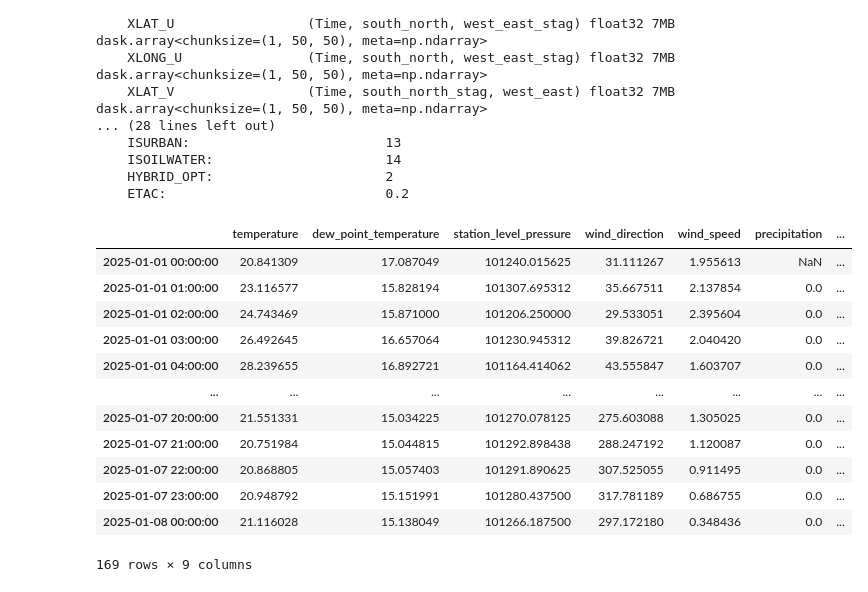
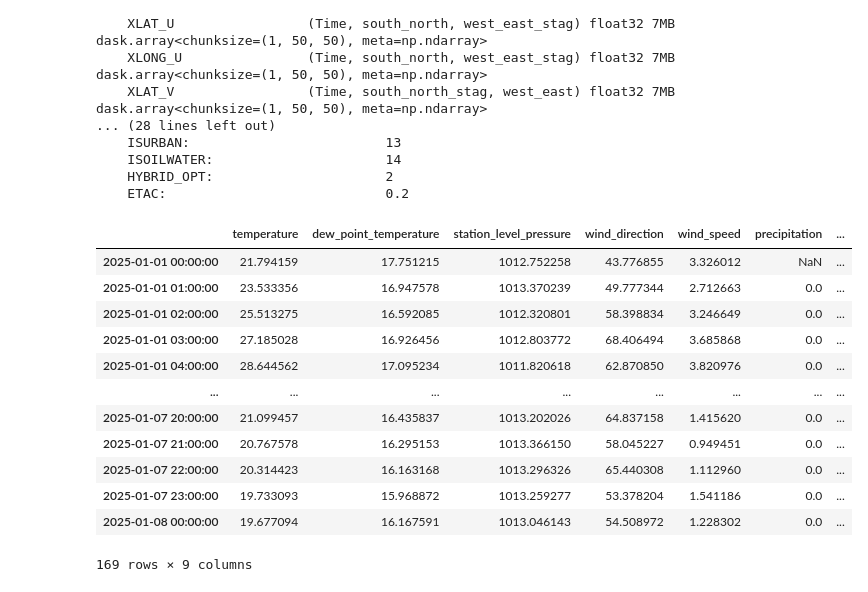
Before and after one commit to AtmosSciTools/WRF_tools, a Jupyter notebook: notebooks/visualization/20_timeseries_point.ipynb, the cells around one changed output. Cells and saved outputs as stored; diff of their text form; code cells hidden in the pictures.

```diff
--- a/notebooks/visualization/20_timeseries_point.ipynb
+++ b/notebooks/visualization/20_timeseries_point.ipynb
@@ -11,13 +11,13 @@ import matplotlib.pyplot as plt
 # USER SETTINGS
 # ----------------------
 domain_id = 'Bangkok'
-station_id = "THM00048419"
+station_id = "THM00048420"
 dataset    = "GHCNh"         # used to form the obs filename
 year       = 2025
 setting = "test"
 
 data_dir = os.getenv('SAMPLE_DATA')
-wrf_glob   =  os.path.join(data_dir, f"wrf_output/{domain_id}/wrfout_d03_*")  # pattern for wrfout files in the working dir
+wrf_glob   =  os.path.join(data_dir, f"simulation/wrf_output/{domain_id}/wrfout_d03_*")  # pattern for wrfout files in the working dir
 obs_dir = os.path.join(data_dir, f"point_data/{dataset}/{year}/")
 stations_csv = os.path.join(data_dir, f"point_data/{dataset}/summaries/stations_summary.csv")
 extract_wrf_dir = os.path.join(data_dir, f"/WRF/{year}/")
@@ -208,6 +208,9 @@ def extract_wrf_timeseries(ds, j, i, variable_map, needed_vars):
         if wrf_var == "T2":
             data[obs_name] = wrf_data["T2"] - 273.15  # K → °C
 
+        elif wrf_var == "PSFC":
+            data[obs_name] = wrf_data["PSFC"] / 100.0  # Pa → hPa
+
         elif wrf_var == "RAINC+RAINNC":
             data[obs_name] = wrf_data["RAINC"] + wrf_data["RAINNC"]
 
@@ -229,44 +232,44 @@ def extract_wrf_timeseries(ds, j, i, variable_map, needed_vars):
 
             elif obs_name == "wind_direction":
                 u = wrf_data["U10"]
                 v = wrf_data["V10"]
                 data[obs_name] = (np.degrees(np.arctan2(-u, -v)) + 360) % 360
 
             elif obs_name == "wet_bulb_temperature":
                 data[obs_name] = compute_wet_bulb_temperature(
                     wrf_data["T2"], wrf_data["Q2"], wrf_data["PSFC"]
                 )
 
             else:
                 continue
 
         elif wrf_var in wrf_data:
             data[obs_name] = wrf_data[wrf_var]
 
     # Build DataFrame
     wrf_df = pd.DataFrame(data, index=time_index)
 
     # Optional: handle precipitation as difference (rate instead of accumulation)
     if "precipitation" in wrf_df.columns:
         wrf_df["precipitation"] = wrf_df["precipitation"].diff().clip(lower=0)
 
     return wrf_df
 
 wrf_df = extract_wrf_timeseries(ds, j, i, variable_map, needed_vars)
 wrf_df
 # %% [output]
 |  | temperature | dew_point_temperature | station_level_pressure | wind_direction | wind_speed | precipitation | ... |
-| 2025-01-01 00:00:00 | 20.841309 | 17.087049 | 101240.015625 | 31.111267 | 1.955613 | NaN | ... |
-| 2025-01-01 01:00:00 | 23.116577 | 15.828194 | 101307.695312 | 35.667511 | 2.137854 | 0.0 | ... |
-| 2025-01-01 02:00:00 | 24.743469 | 15.871000 | 101206.250000 | 29.533051 | 2.395604 | 0.0 | ... |
-| 2025-01-01 03:00:00 | 26.492645 | 16.657064 | 101230.945312 | 39.826721 | 2.040420 | 0.0 | ... |
-| 2025-01-01 04:00:00 | 28.239655 | 16.892721 | 101164.414062 | 43.555847 | 1.603707 | 0.0 | ... |
+| 2025-01-01 00:00:00 | 21.794159 | 17.751215 | 1012.752258 | 43.776855 | 3.326012 | NaN | ... |
+| 2025-01-01 01:00:00 | 23.533356 | 16.947578 | 1013.370239 | 49.777344 | 2.712663 | 0.0 | ... |
+| 2025-01-01 02:00:00 | 25.513275 | 16.592085 | 1012.320801 | 58.398834 | 3.246649 | 0.0 | ... |
+| 2025-01-01 03:00:00 | 27.185028 | 16.926456 | 1012.803772 | 68.406494 | 3.685868 | 0.0 | ... |
+| 2025-01-01 04:00:00 | 28.644562 | 17.095234 | 1011.820618 | 62.870850 | 3.820976 | 0.0 | ... |
 | ... | ... | ... | ... | ... | ... | ... | ... |
-| 2025-01-07 20:00:00 | 21.551331 | 15.034225 | 101270.078125 | 275.603088 | 1.305025 | 0.0 | ... |
-| 2025-01-07 21:00:00 | 20.751984 | 15.044815 | 101292.898438 | 288.247192 | 1.120087 | 0.0 | ... |
-| 2025-01-07 22:00:00 | 20.868805 | 15.057403 | 101291.890625 | 307.525055 | 0.911495 | 0.0 | ... |
-| 2025-01-07 23:00:00 | 20.948792 | 15.151991 | 101280.437500 | 317.781189 | 0.686755 | 0.0 | ... |
-| 2025-01-08 00:00:00 | 21.116028 | 15.138049 | 101266.187500 | 297.172180 | 0.348436 | 0.0 | ... |
+| 2025-01-07 20:00:00 | 21.099457 | 16.435837 | 1013.202026 | 64.837158 | 1.415620 | 0.0 | ... |
+| 2025-01-07 21:00:00 | 20.767578 | 16.295153 | 1013.366150 | 58.045227 | 0.949451 | 0.0 | ... |
+| 2025-01-07 22:00:00 | 20.314423 | 16.163168 | 1013.296326 | 65.440308 | 1.112960 | 0.0 | ... |
+| 2025-01-07 23:00:00 | 19.733093 | 15.968872 | 1013.259277 | 53.378204 | 1.541186 | 0.0 | ... |
+| 2025-01-08 00:00:00 | 19.677094 | 16.167591 | 1013.046143 | 54.508972 | 1.228302 | 0.0 | ... |
 169 rows × 9 columns
 # %%
 # ----------------------
```
Also changed, not shown: parts of 6 cells of this notebook.
